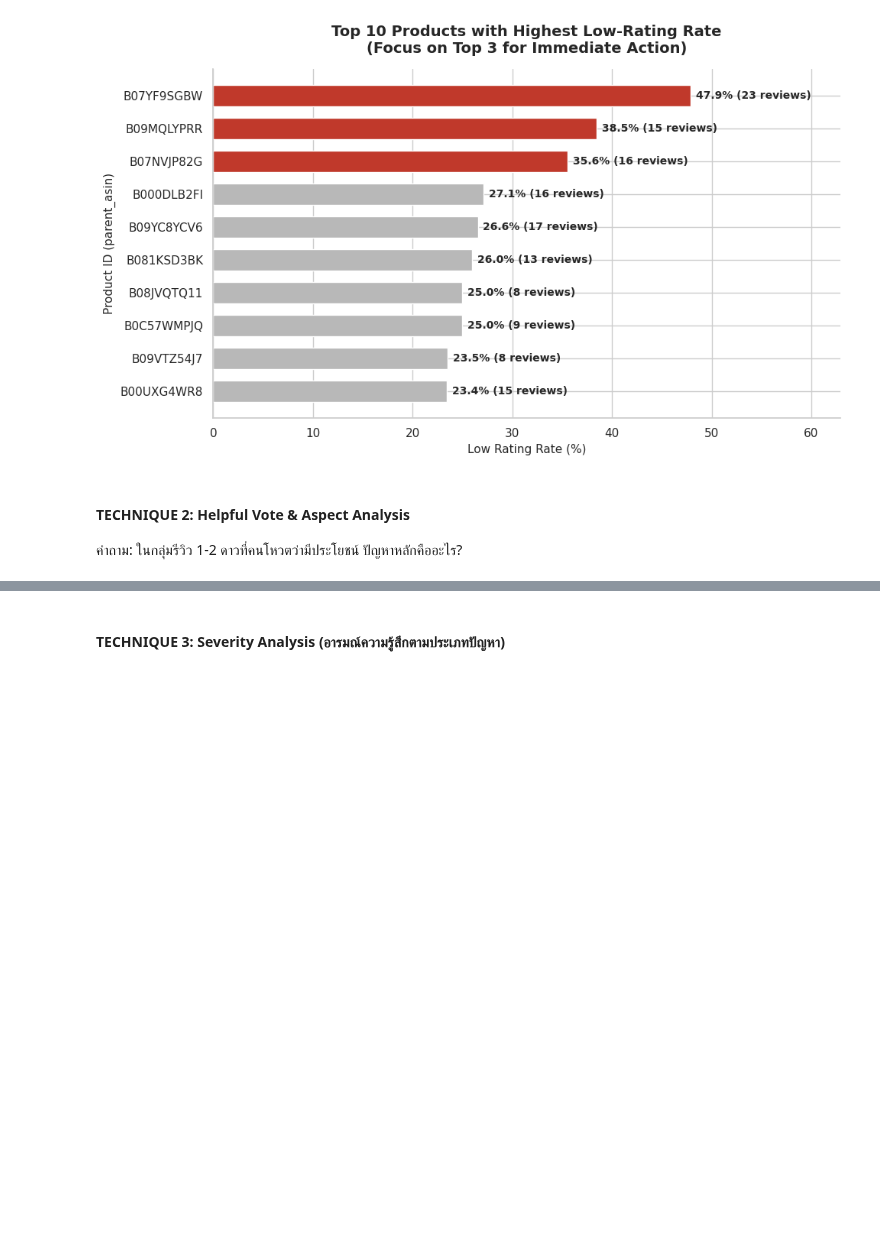
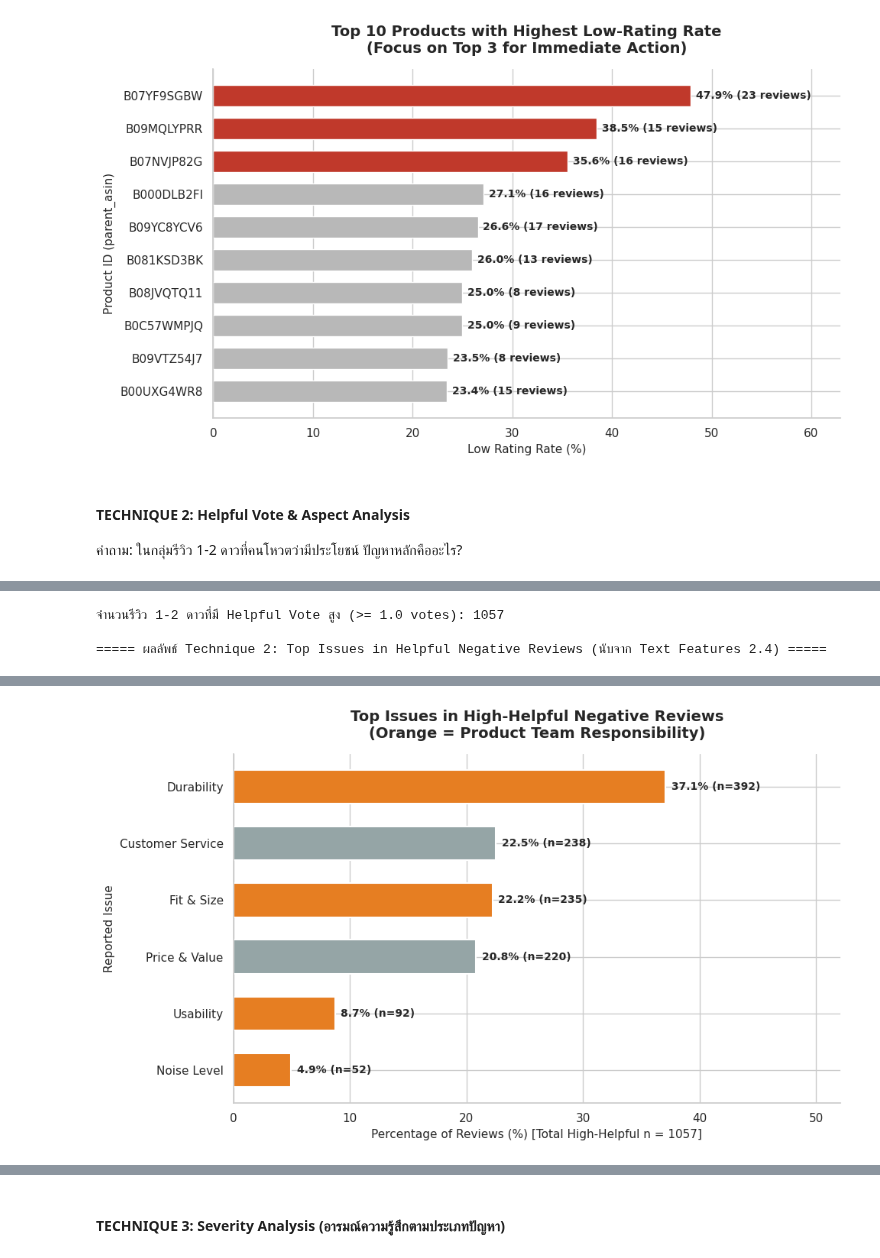
Before and after one commit to doperjerr/Project1-Text_Analytics69, a Jupyter notebook: project1_text_analytics69.ipynb, the cells around one changed output, grey strips where cells are left out. Drawn from its saved outputs; the diff is of its cells as text; code cells hidden in the pictures; blank space fills up the shorter version.

```diff
--- a/project1_text_analytics69.ipynb
+++ b/project1_text_analytics69.ipynb
@@ -1047,0 +953,78 @@ plt.show()
+# %%
+import pandas as pd
+import matplotlib.pyplot as plt
+
+# 1. กรอง Helpful Vote จาก df_negative (ซึ่งมี Text Features ติดมาอยู่แล้วจากข้อ 2.4)
+q75 = df_negative['helpful_vote'].quantile(0.75)
+helpful_threshold = max(q75, 1)
+
+negative_helpful = df_negative[df_negative['helpful_vote'] >= helpful_threshold].copy()
+print(f"\nจำนวนรีวิว 1-2 ดาวที่มี Helpful Vote สูง (>= {helpful_threshold} votes): {len(negative_helpful)}")
+
+# 2. ทำแผนที่จับคู่ชื่อเรียกของแต่ละประเด็นกับคอลัมน์จริงในข้อ 2.4
+column_mapping = {
+    'Customer Service': 'issue_service',
+    'Fit & Size': 'issue_fit',
+    'Durability': 'issue_durability',
+    'Usability': 'issue_usability',
+    'Price & Value': 'issue_price',
+    'Noise Level': 'issue_noise'
+}
+
+# 3. รวมสถิติโดยตรงจากคอลัมน์ Text Features ที่เตรียมไว้เรียบร้อยแล้ว
+helpful_issue_result = []
+for display_name, col_name in column_mapping.items():
+    if col_name in negative_helpful.columns:
+        count = int(negative_helpful[col_name].sum())
+        percentage = (count / len(negative_helpful) * 100) if len(negative_helpful) > 0 else 0
+
+        helpful_issue_result.append({
+            'Issue': display_name,
+            'Count': count,
+            'Percentage': percentage
+        })
+
+helpful_issue_summary = pd.DataFrame(helpful_issue_result).sort_values('Count', ascending=False).reset_index(drop=True)
+
+print("\n===== ผลลัพธ์ Technique 2: Top Issues in Helpful Negative Reviews (นับจาก Text Features 2.4) =====")
+display(helpful_issue_summary)
+
+# 4. วาดแผนภูมิแท่งเปรียบเทียบเชิงประสิทธิภาพ
+plot_issue = helpful_issue_summary.sort_values('Percentage', ascending=True)
+
+plt.figure(figsize=(10, 6))
+
+colors = []
+for issue in plot_issue['Issue']:
+    if issue in ['Durability', 'Fit & Size', 'Noise Level', 'Usability']:
+        colors.append('#E67E22')  # สีส้มสำหรับสิ่งที่ Product Team ต้องแก้
+    else:
+        colors.append('#95A5A6')  # สีเทาสำหรับฝ่ายสนับสนุน/ราคา
+
+bars = plt.barh(
+    plot_issue['Issue'],
+    plot_issue['Percentage'],
+    color=colors,
+    height=0.6,
+    edgecolor='white',
+    linewidth=1.5
+)
+
+plt.title('Top Issues in High-Helpful Negative Reviews\n(Orange = Product Team Responsibility)', fontsize=14, fontweight='bold', pad=15)
+plt.xlabel(f'Percentage of Reviews (%) [Total High-Helpful n = {len(negative_helpful)}]', fontsize=11)
+plt.ylabel('Reported Issue', fontsize=11)
+
+for bar, value, count in zip(bars, plot_issue['Percentage'], plot_issue['Count']):
+    plt.text(value + 0.5, bar.get_y() + bar.get_height()/2,
+             f'{value:.1f}% (n={count})',
+             va='center', fontsize=10, fontweight='bold')
+
+plt.xlim(0, plot_issue['Percentage'].max() + 15)
+plt.gca().spines['top'].set_visible(False)
+plt.gca().spines['right'].set_visible(False)
+plt.tight_layout()
+plt.show()
+# %% [output]
+จำนวนรีวิว 1-2 ดาวที่มี Helpful Vote สูง (>= 1.0 votes): 1057
+
+===== ผลลัพธ์ Technique 2: Top Issues in Helpful Negative Reviews (นับจาก Text Features 2.4) =====
@@ -1048,3 +1038,4 @@ plt.show()
+[figure, added]
 # %%
 # ==========================================
 # 2.5 วิเคราะห์เชิงลึก "สินค้าเป้าหมาย × ปัญหา" (Deep Dive) พร้อมสรุป Action Plan เป็นตาราง
```
Also changed, not shown: parts of 56 cells of this notebook.
